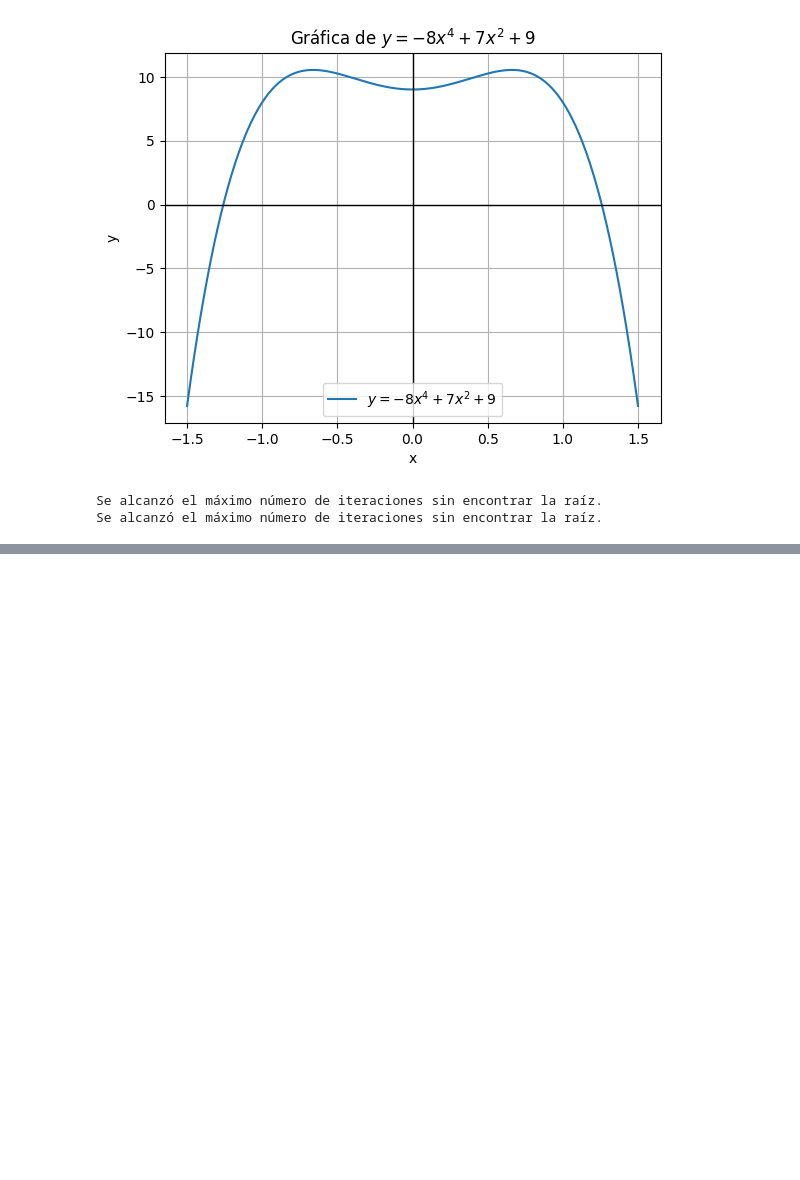
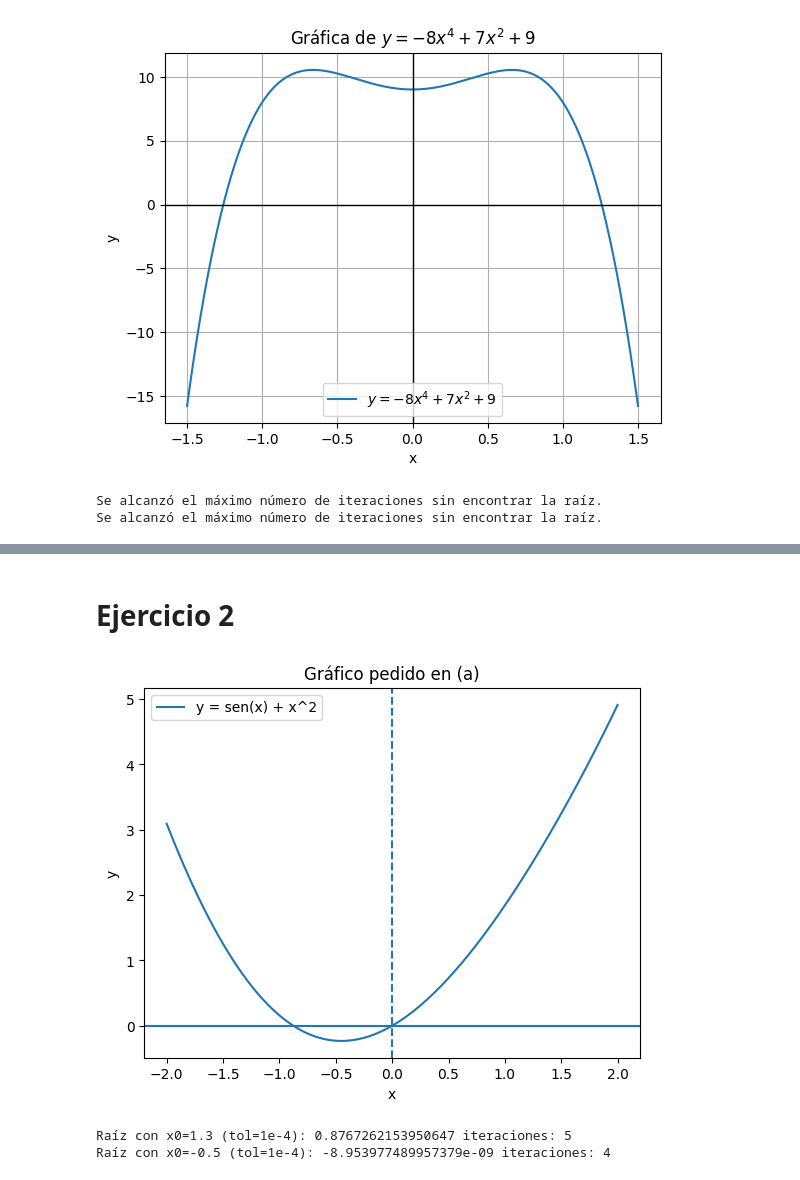
Before and after one commit to Anderson897lk/02deJulio, a Jupyter notebook: Autonomo1-8ejercicios.ipynb, the cells around one changed output, grey strips where cells are left out. Saved outputs shown, nothing was run; the diff lists cells and outputs as text; code cells hidden in the pictures; blank space fills up the shorter version.

```diff
--- a/Autonomo1-8ejercicios.ipynb
+++ b/Autonomo1-8ejercicios.ipynb
@@ -488,0 +634,54 @@ Se alcanzó el máximo número de iteraciones sin encontrar la raíz.
+# %% [markdown]
+# Ejercicio 2
+# %%
+# ---------------------------------------------
+# NEWTON–RAPHSON BÁSICO (corto y claro)
+# Problema:
+#  y = sen(x) ± x^2
+#  a) Graficar y = sen(x) + x^2
+#  b–e) Buscar raíces de y = sen(x) – x^2 con Newton
+#     d) x0 = 1.3, tol = 0.0001
+#     e) x0 = -0.5, tol = 0.0001
+# ---------------------------------------------
+
+import numpy as np
+import matplotlib.pyplot as plt
+
+# funciones
+def f_root(x):           # para raíces: sen(x) - x^2
+    return np.sin(x) - x**2
+
+def df_root(x):          # derivada: cos(x) - 2x
+    return np.cos(x) - 2*x
+
+# (a) gráfico de y = sen(x) + x^2 en [-2, 2]
+xx = np.linspace(-2, 2, 400)
+yy = np.sin(xx) + xx**2
+plt.figure()
+plt.plot(xx, yy, label="y = sen(x) + x^2")
+plt.axhline(0); plt.axvline(0, linestyle="--")
+plt.xlabel("x"); plt.ylabel("y"); plt.legend(); plt.title("Gráfico pedido en (a)")
+plt.show()
+
+# (c) Newton-Raphson básico
+def newton(x0, tol=1e-4, max_iter=50):
+    x = x0
+    for k in range(max_iter):
+        x1 = x - f_root(x)/df_root(x)
+        if abs(x1 - x) < tol:
+            return x1, k+1
+        x = x1
+    return x, max_iter
+
+# (d) y (e) ejecuciones
+r1, it1 = newton(1.3, 1e-4)     # d)
+r2, it2 = newton(-0.5, 1e-4)    # e)
+
+print("Raíz con x0=1.3 (tol=1e-4):", r1, "iteraciones:", it1)
+print("Raíz con x0=-0.5 (tol=1e-4):", r2, "iteraciones:", it2)
+
+# Nota: para y = sen(x) - x^2 las raíces son ≈ 0 y ≈ 0.876726…
+# %% [output]
+[figure, added]
+Raíz con x0=1.3 (tol=1e-4): 0.8767262153950647 iteraciones: 5
+Raíz con x0=-0.5 (tol=1e-4): -8.953977489957379e-09 iteraciones: 4
```
Also changed, not shown: parts of 24 cells of this notebook.
